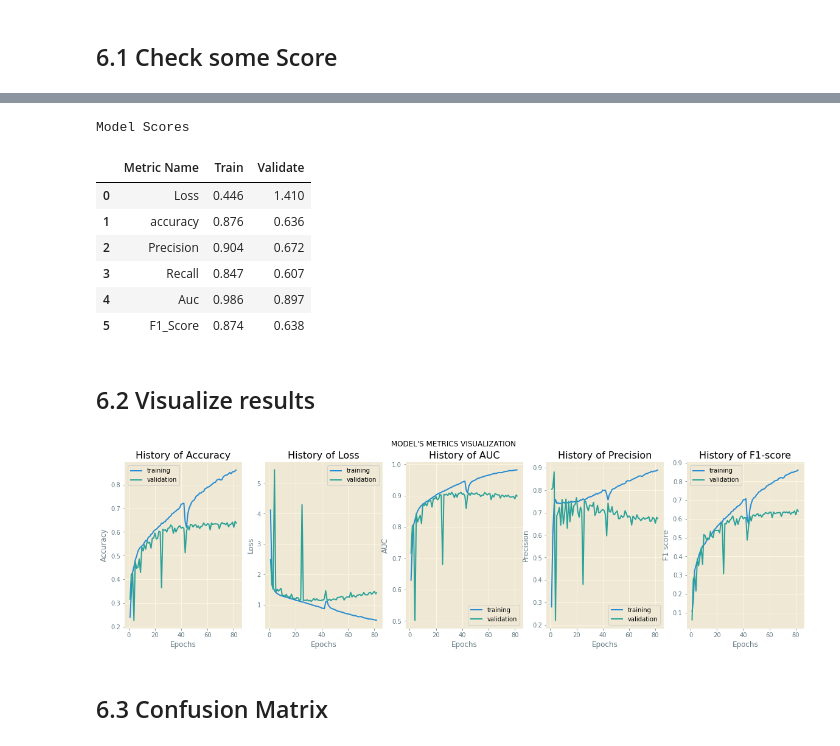
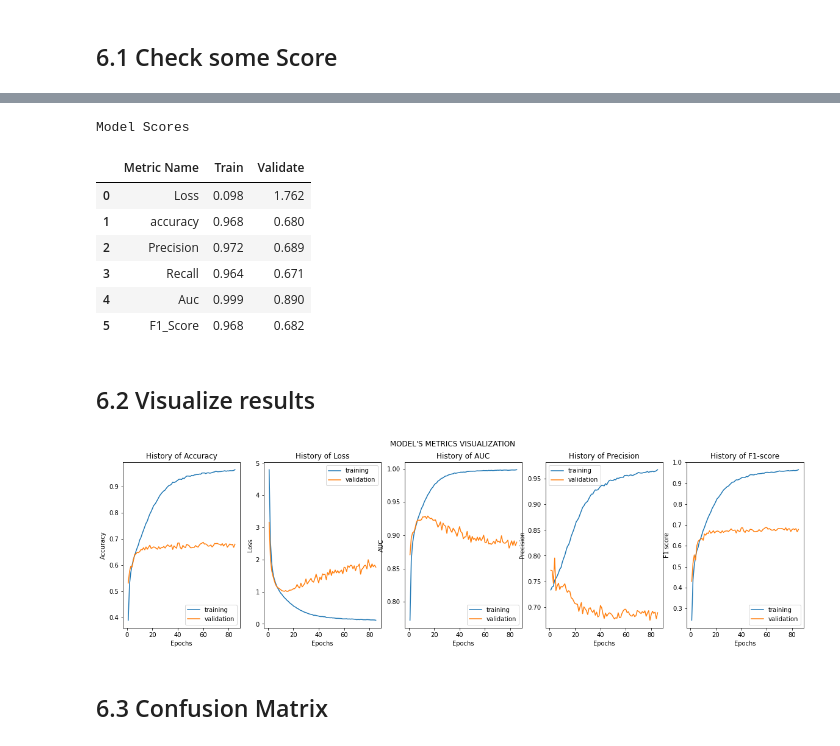
Before and after one commit to Sch1Warz/FaceDetection, a Jupyter notebook: vgg16-transfer-learning(BEST).ipynb, the cells around one changed output, grey strips where cells are left out. Drawn from its saved outputs; the diff is of its cells as text; code cells hidden in the pictures.

```diff
--- a/vgg16-transfer-learning(BEST).ipynb
+++ b/vgg16-transfer-learning(BEST).ipynb
@@ -156,18 +156,17 @@ for layer in base_model.layers[:11]:
 
 model=tf.keras.models.Sequential()
 model.add(base_model)
-model.add(tf.keras.layers.BatchNormalization())
-# model.add(tf.keras.layers.GaussianNoise(0.01))
-model.add(tf.keras.layers.GlobalAveragePooling2D())
+# model.add(tf.keras.layers.BatchNormalization())
+# model.add(tf.keras.layers.GlobalAveragePooling2D())
+# ,bias_regularizer=tf.keras.regularizers.l2()
+model.add(tf.keras.layers.Flatten())
+model.add(tf.keras.layers.Dense(256, activation='relu',kernel_regularizer=tf.keras.regularizers.l2(),))
+# model.add(tf.keras.layers.BatchNormalization())
+model.add(tf.keras.layers.Dropout(0.3))
 
-model.add(tf.keras.layers.Flatten())
-model.add(tf.keras.layers.Dense(256, activation='relu',kernel_regularizer=tf.keras.regularizers.l2(),bias_regularizer=tf.keras.regularizers.l2()))
-model.add(tf.keras.layers.BatchNormalization())
-model.add(tf.keras.layers.Dropout(0.5))
-
-model.add(tf.keras.layers.Dense(128, activation='relu',kernel_regularizer=tf.keras.regularizers.l2(),bias_regularizer=tf.keras.regularizers.l2()))
-model.add(tf.keras.layers.BatchNormalization())
-model.add(tf.keras.layers.Dropout(0.5))
+model.add(tf.keras.layers.Dense(128, activation='relu',kernel_regularizer=tf.keras.regularizers.l2(),))
+# model.add(tf.keras.layers.BatchNormalization())
+model.add(tf.keras.layers.Dropout(0.3))
 
 model.add(tf.keras.layers.Dense(7, activation="softmax"))
 
@@ -219,7 +222,7 @@ METRICS = [
 
 adam = tf.keras.optimizers.Adam(learning_rate=ADAM_LEARNING_RATE, beta_1=0.9, beta_2=0.999, epsilon=1e-08, decay=0.0)
 
-model.compile(optimizer="adam", loss='categorical_crossentropy',metrics=METRICS)
+model.compile(optimizer=adam, loss='categorical_crossentropy',metrics=METRICS)
 # %%
 # Run Model
 
@@ -229,7 +232,7 @@ model.compile(optimizer="adam", loss='categorical_crossentropy',metrics=METRICS)
 
 # lrd = ReduceLROnPlateau(monitor = 'val_loss',patience = PATIENCE,verbose = 1,factor = 0.50, min_lr = 1e-10)
 # mcp = ModelCheckpoint('model.h5')
-es = tf.keras.callbacks.EarlyStopping(verbose=1, patience=50)
+es = tf.keras.callbacks.EarlyStopping(verbose=1, patience=70)
 
 history=model.fit(train_dataset,
                   validation_data=test_dataset,
@@ -282,12 +285,12 @@ HTML(df.to_html(escape=False))
 # %% [output]
 Model Scores
 |  | Metric Name | Train | Validate |
-| 0 | Loss | 0.446 | 1.410 |
-| 1 | accuracy | 0.876 | 0.636 |
-| 2 | Precision | 0.904 | 0.672 |
-| 3 | Recall | 0.847 | 0.607 |
-| 4 | Auc | 0.986 | 0.897 |
-| 5 | F1_Score | 0.874 | 0.638 |
+| 0 | Loss | 0.098 | 1.762 |
+| 1 | accuracy | 0.968 | 0.680 |
+| 2 | Precision | 0.972 | 0.689 |
+| 3 | Recall | 0.964 | 0.671 |
+| 4 | Auc | 0.999 | 0.890 |
+| 5 | F1_Score | 0.968 | 0.682 |
 # %% [markdown]
 ## 6.2 Visualize results
 # %%
@@ -304,7 +307,7 @@ val_precision =hs['val_precision']
 f1 = hs['f1_score']
 val_f1 = hs['val_f1_score']
 
-plt.style.use('Solarize_Light2')
+# plt.style.use('Solarize_Light2')
 
 fig, (ax1, ax2,ax3,ax4,ax5) = plt.subplots(1,5, figsize= (20,5))
 fig.suptitle(" MODEL'S METRICS VISUALIZATION ")
@@ -320,34 +323,34 @@ ax1.legend(['training', 'validation'])
 ax2.plot(range(1, len(loss) + 1), loss)
 ax2.plot(range(1, len(val_loss) + 1), val_loss)
 ax2.set_title('History of Loss')
 ax2.set_xlabel('Epochs')
 ax2.set_ylabel('Loss')
 ax2.legend(['training', 'validation'])
 
 ax3.plot(range(1, len(auc) + 1), auc)
 ax3.plot(range(1, len(val_auc) + 1), val_auc)
 ax3.set_title('History of AUC')
 ax3.set_xlabel('Epochs')
 ax3.set_ylabel('AUC')
 ax3.legend(['training', 'validation'])
 
 ax4.plot(range(1, len(precision) + 1), precision)
 ax4.plot(range(1, len(val_precision) + 1), val_precision)
 ax4.set_title('History of Precision')
 ax4.set_xlabel('Epochs')
 ax4.set_ylabel('Precision')
 ax4.legend(['training', 'validation'])
 
 ax5.plot(range(1, len(f1) + 1), f1)
 ax5.plot(range(1, len(val_f1) + 1), val_f1)
 ax5.set_title('History of F1-score')
 ax5.set_xlabel('Epochs')
 ax5.set_ylabel('F1 score')
 ax5.legend(['training', 'validation'])
 
 plt.show()
 # %% [output]
-[figure, old version]
+[figure, new version]
 # %% [markdown]
 ## 6.3 Confusion Matrix
 # %%
```
Also changed, not shown: parts of 11 cells of this notebook, 3 other files.
